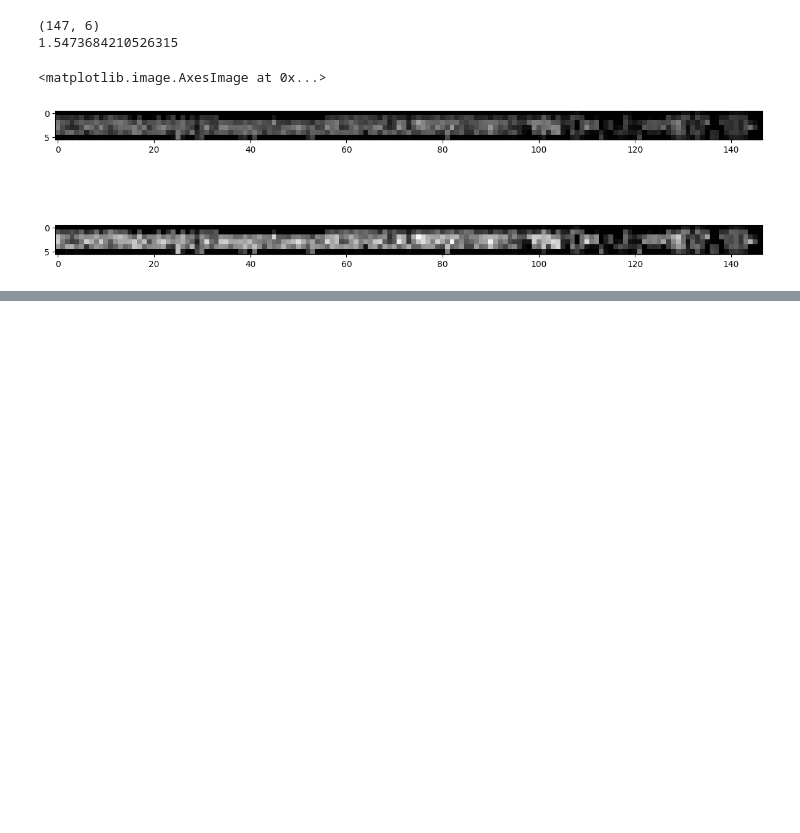
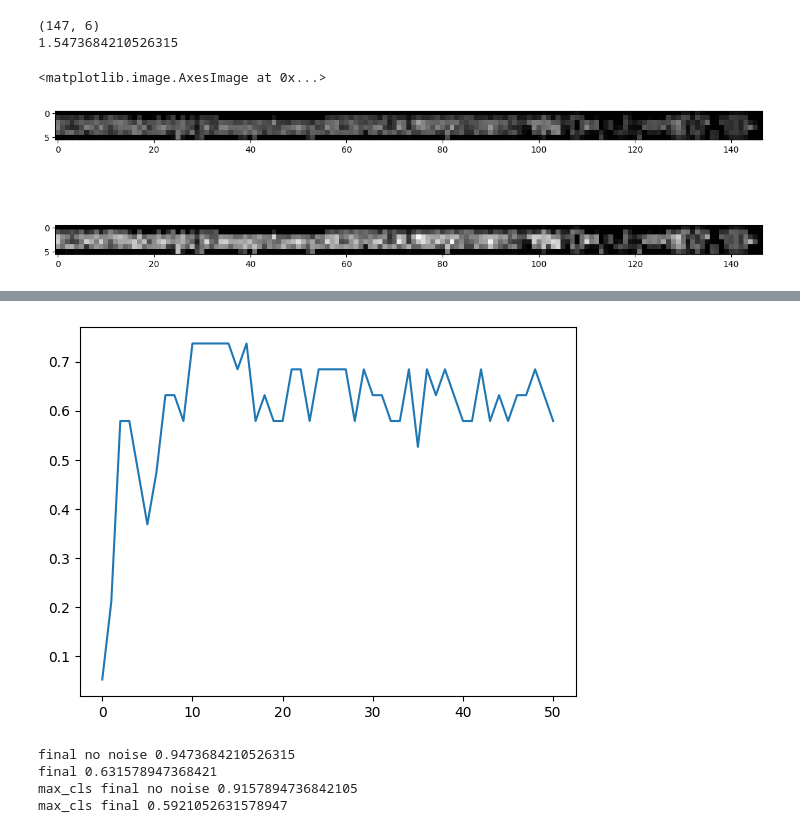
Before and after one commit to wojciechsadlik/python-char-art, a Jupyter notebook: font_test.ipynb, the cells around one changed output, grey strips where cells are left out. Drawn from its saved outputs; the diff is of its cells as text; code cells hidden in the pictures; blank space fills up the shorter version.

```diff
--- a/font_test.ipynb
+++ b/font_test.ipynb
@@ -117,0 +143,61 @@ for i, b in enumerate(brightness_map.values()):
+# %%
+from sklearn.neural_network import MLPClassifier
+from sklearn.utils import shuffle
+from sklearn.base import clone
+from copy import deepcopy
+import numpy as np
+from IPython.display import clear_output
+brightness_map = generate_brightness_map(asciis, fnt, (2,4), normalize=True)
+classes = list(brightness_map.keys())
+brightness_X = np.array([b.flatten() for b in brightness_map.values()])
+brightness_y = list(brightness_map.keys())
+
+repetitions = 100
+train_X = brightness_X.repeat(repetitions)
+train_y = list(brightness_map.keys()) * repetitions
+
+noise = 0.25
+test_X = deepcopy(brightness_X)
+test_y = deepcopy(brightness_y)
+for i in range(len(test_X)):
+    test_X[i] += ((np.random.random(test_X[i].shape)-0.5) * noise)
+    test_X[i] = np.clip(test_X[i], a_min=0, a_max=1)
+
+val_X = test_X[:len(test_X) // 5]
+val_y = test_y[:len(test_y) // 5]
+test_X = test_X[len(test_X) // 5:]
+test_y = test_y[len(test_y) // 5:]
+
+cls = MLPClassifier(hidden_layer_sizes=(100,100))
+scores = []
+max_score = 0
+max_cls = clone(cls)
+for i in range(5001):
+    new_train_X = deepcopy(brightness_X)
+    new_train_y = deepcopy(brightness_y)
+
+    new_train_X += ((np.random.random(new_train_X.shape)-0.5) * noise)
+    new_train_X = np.clip(new_train_X, a_min=0, a_max=1)
+    new_train_X, new_train_y = shuffle(new_train_X, new_train_y)
+    cls.partial_fit(new_train_X, new_train_y, classes)
+    if i % 100 == 0:
+        scores.append(cls.score(val_X, val_y))
+        if scores[-1] > max_score:
+            max_score = scores[-1]
+            max_cls = deepcopy(cls)
+        clear_output()
+        plt.plot(scores)
+        plt.show()
+
+
+print('final no noise', cls.score(brightness_X, brightness_y))
+print('final', cls.score(test_X, test_y))
+
+print('max_cls final no noise', max_cls.score(brightness_X, brightness_y))
+print('max_cls final', max_cls.score(test_X, test_y))
+# %% [output]
+[figure, added]
+final no noise 0.9473684210526315
+final 0.631578947368421
+max_cls final no noise 0.9157894736842105
+max_cls final 0.5921052631578947
```
Also changed, not shown: parts of 4 cells of this notebook, 6 other files.
